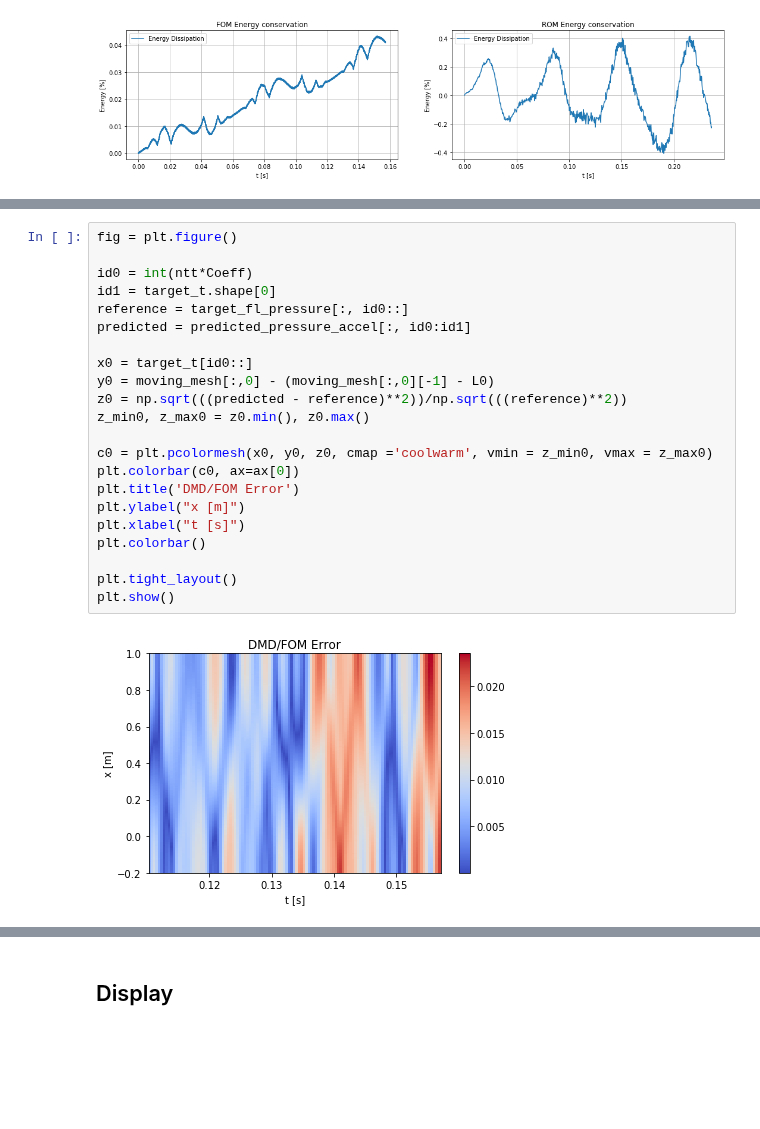
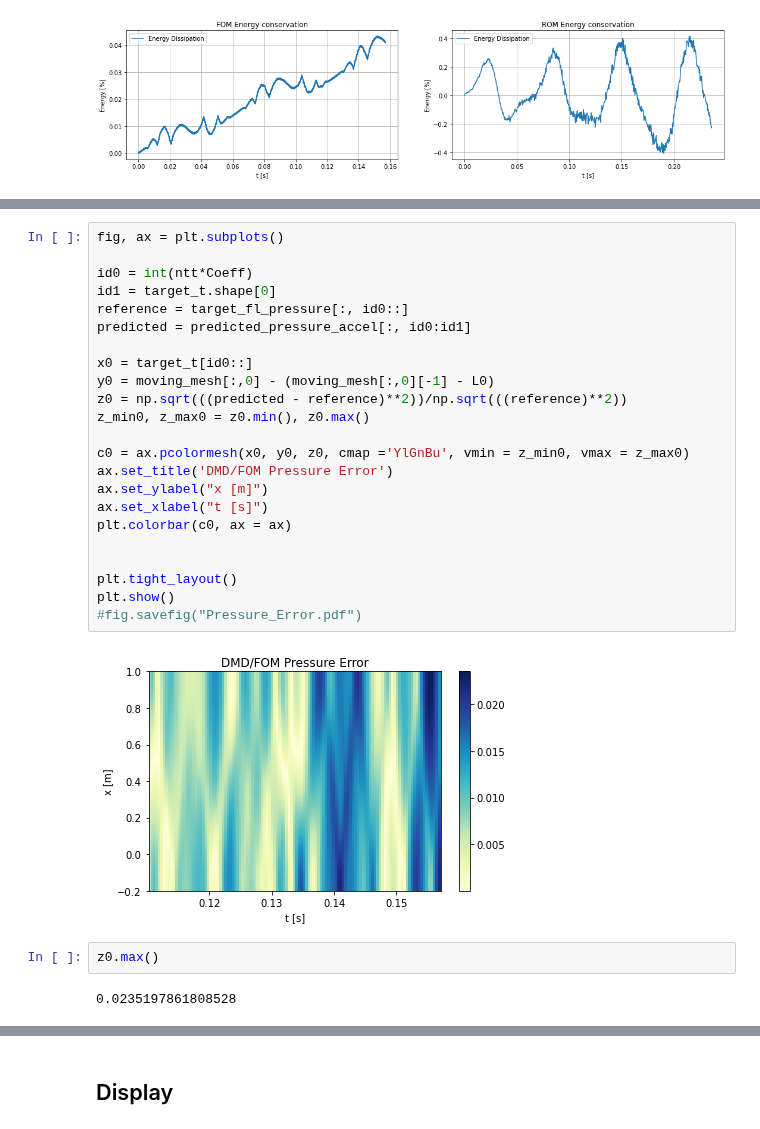
Before and after one commit to azzeddinetiba/ROM_AM, a Jupyter notebook: examples/fsi_test_case.ipynb, the cells around one changed output, grey strips where cells are left out. Cells and saved outputs as stored; diff of their text form; blank space fills up the shorter version.

```diff
--- a/examples/fsi_test_case.ipynb
+++ b/examples/fsi_test_case.ipynb
@@ -399,24 +498,29 @@ plt.show()
 # %%
-fig = plt.figure()
+fig, ax = plt.subplots()
 
 id0 = int(ntt*Coeff)
 id1 = target_t.shape[0]
 reference = target_fl_pressure[:, id0::]
 predicted = predicted_pressure_accel[:, id0:id1]
 
 x0 = target_t[id0::]
 y0 = moving_mesh[:,0] - (moving_mesh[:,0][-1] - L0)
 z0 = np.sqrt(((predicted - reference)**2))/np.sqrt(((reference)**2))
 z_min0, z_max0 = z0.min(), z0.max()
 
-c0 = plt.pcolormesh(x0, y0, z0, cmap ='coolwarm', vmin = z_min0, vmax = z_max0)
-plt.colorbar(c0, ax=ax[0])
-plt.title('DMD/FOM Error')
-plt.ylabel("x [m]")
-plt.xlabel("t [s]")
-plt.colorbar()
+c0 = ax.pcolormesh(x0, y0, z0, cmap ='YlGnBu', vmin = z_min0, vmax = z_max0)
+ax.set_title('DMD/FOM Pressure Error')
+ax.set_ylabel("x [m]")
+ax.set_xlabel("t [s]")
+plt.colorbar(c0, ax = ax)
+
 
 plt.tight_layout()
 plt.show()
+#fig.savefig("Pressure_Error.pdf")
 # %% [output]
-[figure, old version]
+[figure, new version]
+# %%
+z0.max()
+# %% [output]
+0.0235197861808528
```
Also changed, not shown: parts of 27 cells of this notebook, 9 other files.
